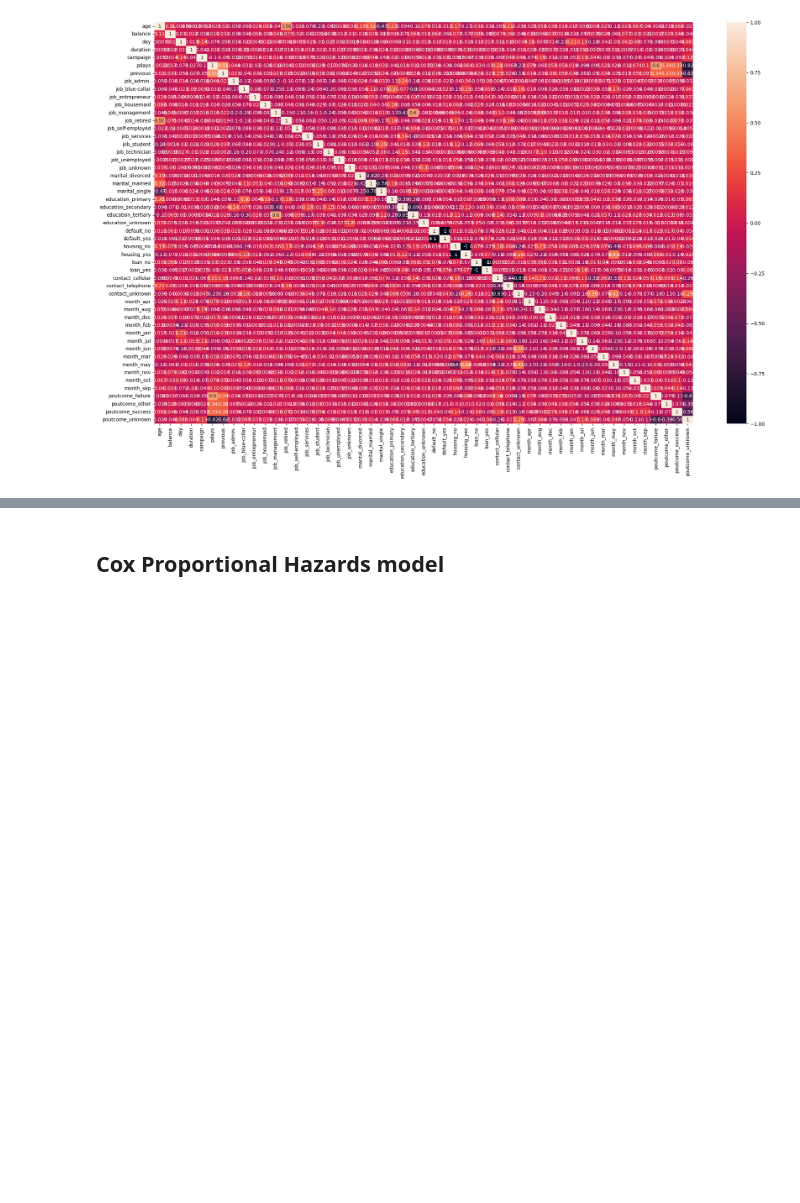
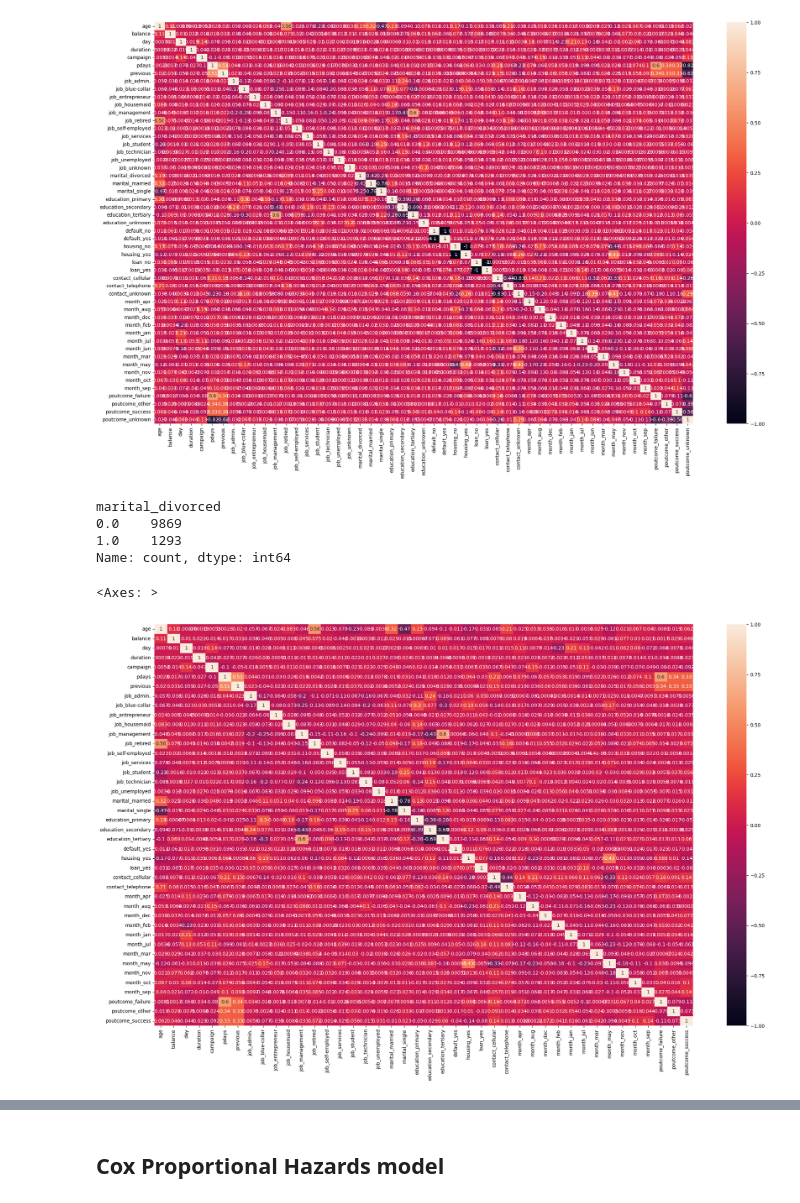
Before and after one commit to av1kav/jupyter-notebooks, a Jupyter notebook: SurvivalTimeAnalysis.ipynb, the cells around one changed output, grey strips where cells are left out. Saved outputs shown, nothing was run; the diff lists cells and outputs as text; code cells hidden in the pictures; blank space fills up the shorter version.

```diff
--- a/SurvivalTimeAnalysis.ipynb
+++ b/SurvivalTimeAnalysis.ipynb
@@ -76,4 +122,4 @@ sns.heatmap(cm, xticklabels=cm.columns, yticklabels=cm.columns, annot=True)
 [figure]
 # %%
 # One-hot encoding categoricals for next phase
-predictors_df2 = pd.get_dummies(predictors_df, dtype=np.float64)
+predictors_df_withcats = pd.get_dummies(predictors_df, dtype=np.float64)
@@ -85,5 +145,28 @@ sns.heatmap(cm2, xticklabels=cm2.columns, yticklabels=cm2.columns, annot=True)
 # %% [output]
 <Axes: >
 [figure]
+# %%
+print(predictors_df_withcats["marital_divorced"].value_counts())
+predictors_df_nocorr = predictors_df_withcats.drop([
+    "job_unknown", #  can drop single one-hot column of binary predictor => drop
+    "marital_divorced", # Least 1.0s in value_counts => drop
+    "education_unknown", #  can drop single one-hot column of binary predictor => drop
+    "default_no", # High correlation, can drop single one-hot column of predictor => drop
+    "housing_no", # High correlation, can drop single one-hot column of predictor => drop
+    "loan_no", # High correlation, can drop single one-hot column of predictor => drop
+    "month_jun", # High correlation, can drop single one-hot column of predictor => drop
+    "contact_unknown", # High correlation, can drop single one-hot column of predictor => drop
+    "poutcome_unknown" # High correlation, can drop single one-hot column of predictor => drop
+], axis = 1)
+cm3 = predictors_df_nocorr.corr()
+plt.figure(figsize=(25,15))
+sns.heatmap(cm3, xticklabels=cm3.columns, yticklabels=cm3.columns, vmin=-1.0, vmax=1.0, annot=True)
+# %% [output]
+marital_divorced
+0.0    9869
+1.0    1293
+Name: count, dtype: int64
+<Axes: >
+[figure, added]
 # %%
 # Scale predictors
```
Also changed, not shown: parts of 16 cells of this notebook, 4 other files.
